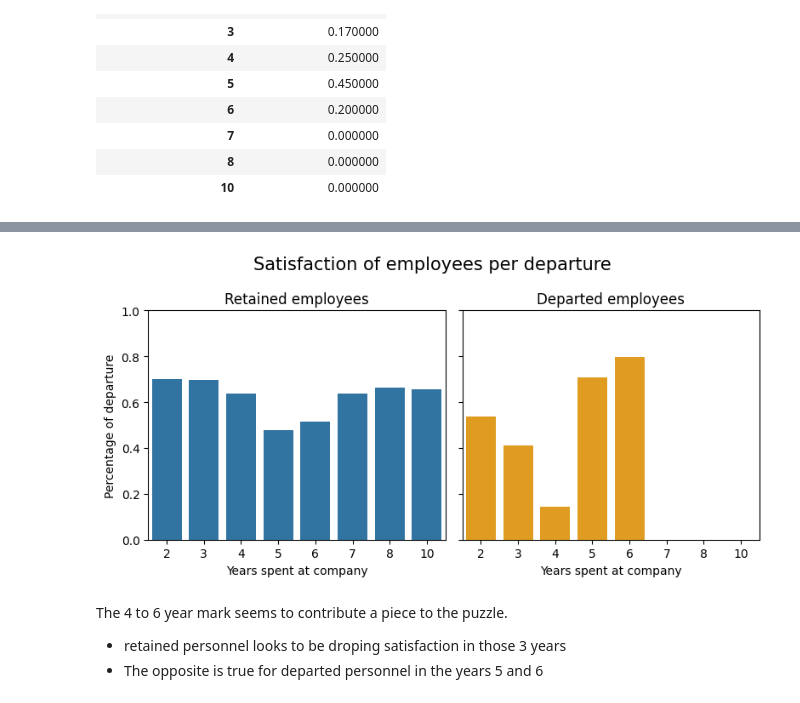
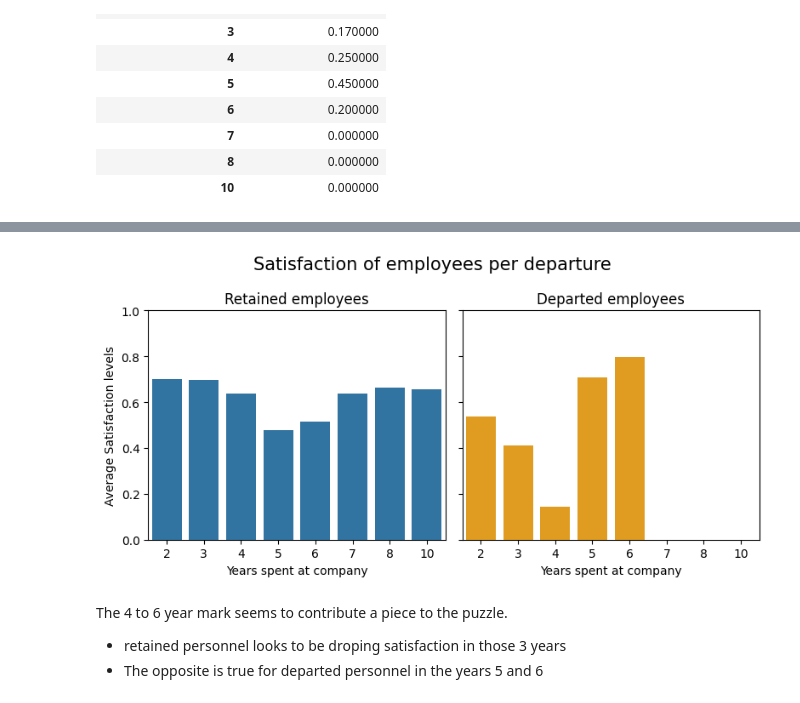
Before and after one commit to Max0513/Turn-over-analysis---Saliford-, a Jupyter notebook: Notebooks/data_cleanup.ipynb, the cells around one changed output, grey strips where cells are left out. Cells and saved outputs as stored; diff of their text form; code cells hidden in the pictures.

```diff
--- a/Notebooks/data_cleanup.ipynb
+++ b/Notebooks/data_cleanup.ipynb
@@ -732,24 +781,24 @@ satisfaction_by_year_df = (
 # %%
 fig, ax = plt.subplots(1,2,figsize=(8,4),sharey=True)
 fig.suptitle('Satisfaction of employees per departure',fontsize=15)
 
 sns.barplot(satisfaction_by_year_df['satisfaction_level'][0],ax=ax[0])
 
 ax[0].set_title('Retained employees')
 ax[0].set_ylim(top=1)
-ax[0].set_ylabel('Percentage of departure')
+ax[0].set_ylabel('Average Satisfaction levels')
 ax[0].set_xlabel('Years spent at company')
 
 sns.barplot(satisfaction_by_year_df['satisfaction_level'][1],ax=ax[1],color='orange')
 
 ax[1].set_title('Departed employees')
 ax[1].set_ylim(top=1)
 ax[1].set_xlabel('Years spent at company')
 
 plt.tight_layout()
 plt.savefig('../reports/figures/satisfaction_per_years_at_company.png')
 # %% [output]
-[figure, old version]
+[figure, new version]
 # %% [markdown]
 The 4 to 6 year mark seems to contribute a piece to the puzzle.
 
```
Also changed, not shown: parts of 9 cells of this notebook, 5 other files.
